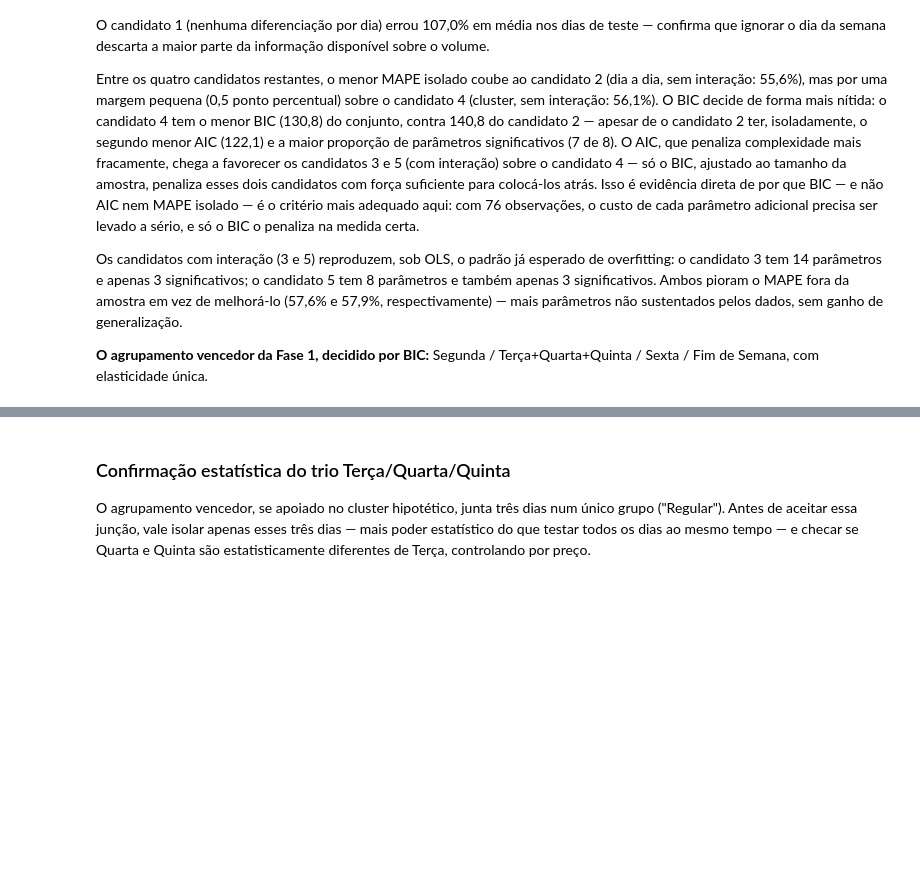
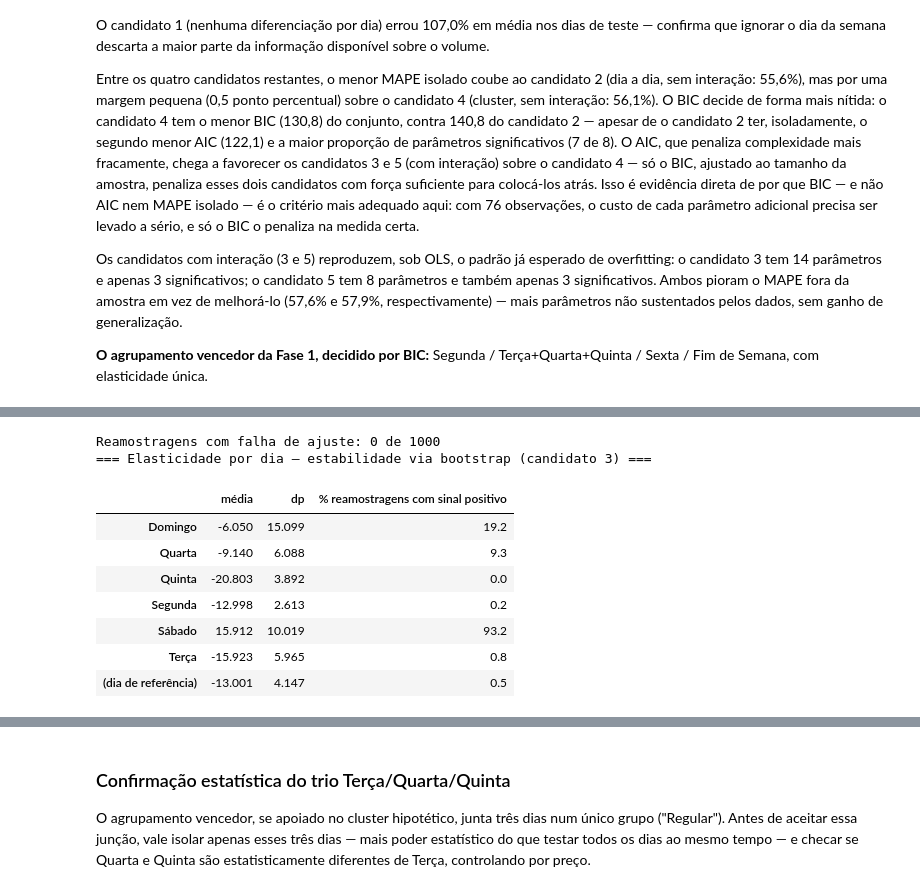
Before and after one commit to natfaria/202602-resolucao_problemas, a Jupyter notebook: notebooks/01-EDA-regressao_robusta.ipynb, the cells around one changed output, grey strips where cells are left out. Cells and saved outputs as stored; diff of their text form; code cells hidden in the pictures; blank space fills up the shorter version.

```diff
--- a/notebooks/01-EDA-regressao_robusta.ipynb
+++ b/notebooks/01-EDA-regressao_robusta.ipynb
@@ -270,0 +517,47 @@ de Semana, com elasticidade única.
+# %%
+np.random.seed(42)
+m_completo_boot, cols_completo_boot = preparar_treino(df_treino, cluster_dia_a_dia, True)
+grupos_dia_boot = {d: m_completo_boot[m_completo_boot['Dia da Semana'] == d].index.to_numpy()
+                   for d in m_completo_boot['Dia da Semana'].unique()}
+
+interacao_cols = [c for c in cols_completo_boot if c.startswith('ln_Preco_x_')]
+resultados_boot_dia = {col.replace('ln_Preco_x_', ''): [] for col in interacao_cols}
+resultados_boot_dia['(dia de referência)'] = []
+
+falhas_boot = 0
+for _ in range(1000):
+    idx = np.concatenate([np.random.choice(g, size=len(g), replace=True) for g in grupos_dia_boot.values()])
+    amostra = m_completo_boot.loc[idx]
+    X_amostra = sm.add_constant(amostra[cols_completo_boot])
+    try:
+        mod = sm.OLS(amostra['ln_Volume'], X_amostra).fit()
+        resultados_boot_dia['(dia de referência)'].append(mod.params['ln_Preco'])
+        for col in interacao_cols:
+            nome_dia = col.replace('ln_Preco_x_', '')
+            resultados_boot_dia[nome_dia].append(mod.params['ln_Preco'] + mod.params[col])
+    except Exception:
+        falhas_boot += 1
+
+resumo_boot_dia = pd.DataFrame({
+    dia: {
+        'média': np.mean(vals),
+        'dp': np.std(vals),
+        '% reamostragens com sinal positivo': 100 * np.mean(np.array(vals) > 0),
+    }
+    for dia, vals in resultados_boot_dia.items()
+}).T
+
+print(f"Reamostragens com falha de ajuste: {falhas_boot} de 1000")
+print("=== Elasticidade por dia — estabilidade via bootstrap (candidato 3) ===")
+display(resumo_boot_dia.round(3))
+# %% [output]
+Reamostragens com falha de ajuste: 0 de 1000
+=== Elasticidade por dia — estabilidade via bootstrap (candidato 3) ===
+|  | média | dp | % reamostragens com sinal positivo |
+| Domingo | -6.050 | 15.099 | 19.2 |
+| Quarta | -9.140 | 6.088 | 9.3 |
+| Quinta | -20.803 | 3.892 | 0.0 |
+| Segunda | -12.998 | 2.613 | 0.2 |
+| Sábado | 15.912 | 10.019 | 93.2 |
+| Terça | -15.923 | 5.965 | 0.8 |
+| (dia de referência) | -13.001 | 4.147 | 0.5 |
```
Also changed, not shown: parts of 17 cells of this notebook, 2 other files.
